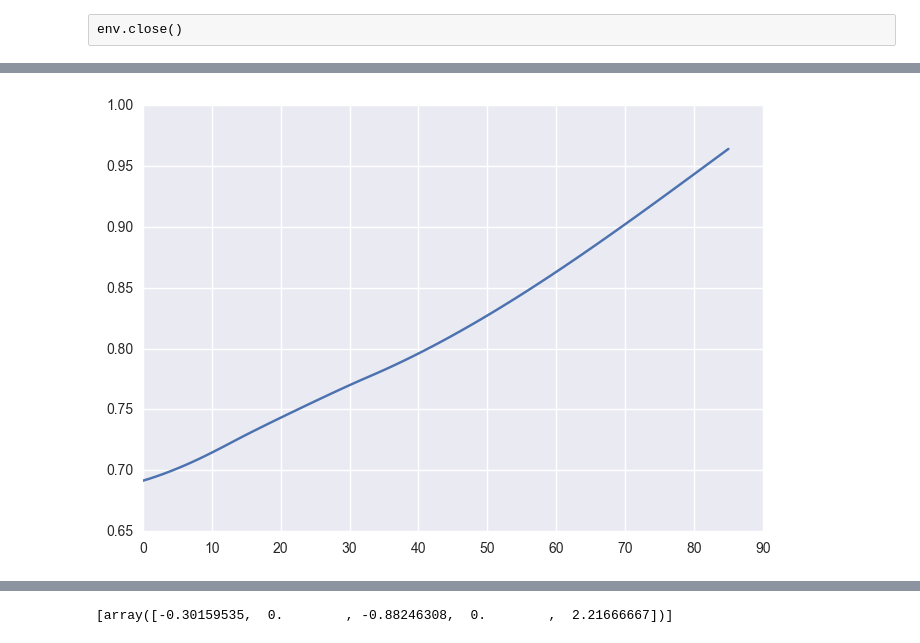
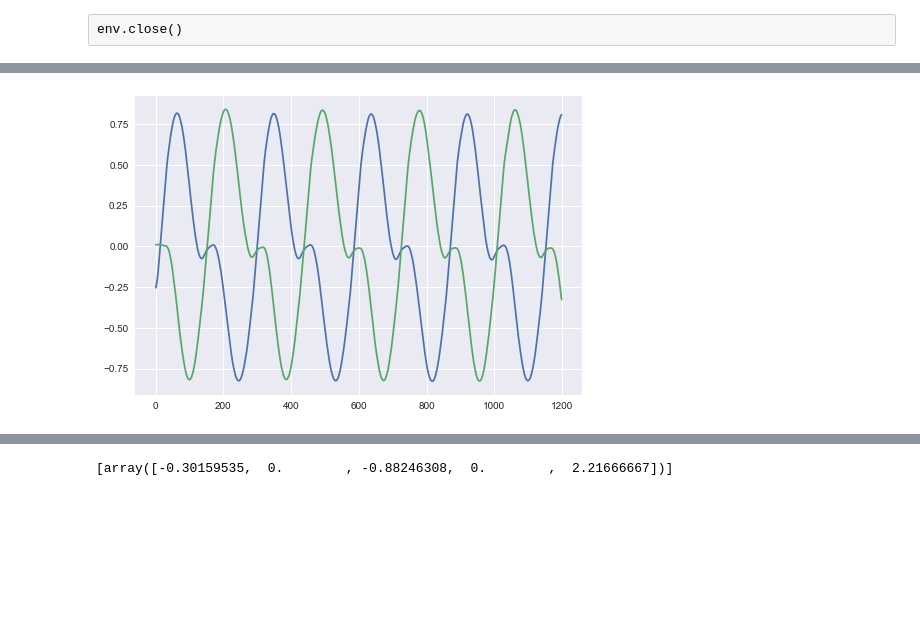
Before and after one commit to jcsharp/DriveIt, a Jupyter notebook: Oracle-Multi.ipynb, the cells around one changed output, grey strips where cells are left out. Cells and saved outputs as stored; diff of their text form; code cells hidden in the pictures; blank space fills up the shorter version.

```diff
--- a/Oracle-Multi.ipynb
+++ b/Oracle-Multi.ipynb
@@ -16,7 +16,7 @@ time_limit = 20.
 gamma = 0.995
 epsilon = 0.1
 random_position=True
-speed_limit = 0.5
+speed_limit = 1.5
 
 cars = [Car(Color.green, CarSpecifications(speed_limit))]
 #cars = [Car(Color.green), \
@@ -80,13 +80,17 @@ for i_episode in range(1, num_episodes + 1):
 
             actions[c] = action
 
-        carpos.append(cars[0].get_position())
+        apos = cars[0].get_position()
+        abel = beliefs[cars[0]]
+        carpos.append(apos)
+        aposm = cartesian_to_median(*apos)
+        bel.append(abel)
         #obs.append(observations[cars[0]])
-        #belpos.append(pos[0].position)
-        bel.append(beliefs[cars[0]])
-        e = cars[0].get_position()[:-1] - pos[0].position[:-1]
-        e2 = wrap(cars[0].get_position()[2] - beliefs[cars[0]][2], -pi, pi)
-        err.append((e[0], e[1], e2))
+        belpos.append(pos[0].position)
+        e = apos[:-1] - pos[0].position[:-1]
+        e2 = wrap(aposm[2] - abel[2], -pi, pi)
+        if len(err) > 0: err.append((e[0], e[1], e2))
+        else: err.append((e[0], e[1], 0))
 
         observations, rewards, done, info = env.step(actions)
         beliefs = PositionTracking.update_all(pos, observations, dt)
@@ -151,7 +153,5 @@ plt.plot(ym, thm)
 # %%
-i = 1
-y = plt.plot([p[i] for p in carpos])
-y = plt.plot([p[i] for p in belpos])
+_ = plt.plot([p[:-1] for p in carpos])
 # %% [output]
-[figure, old version]
+[figure, new version]
 # %%
```
Also changed, not shown: parts of 11 cells of this notebook.
